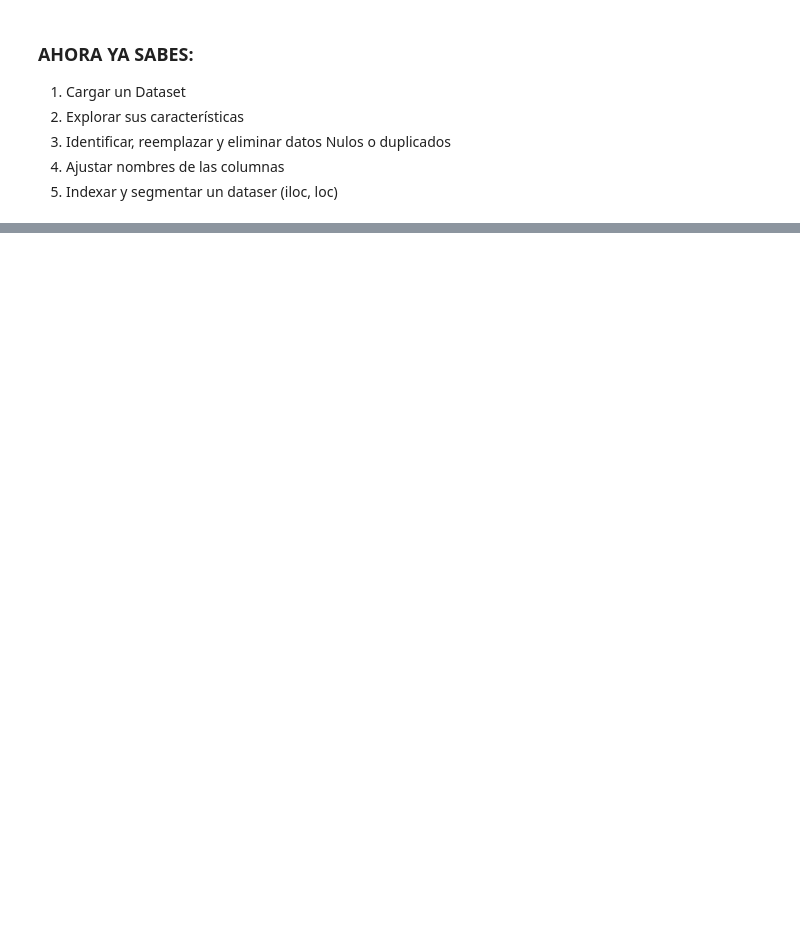
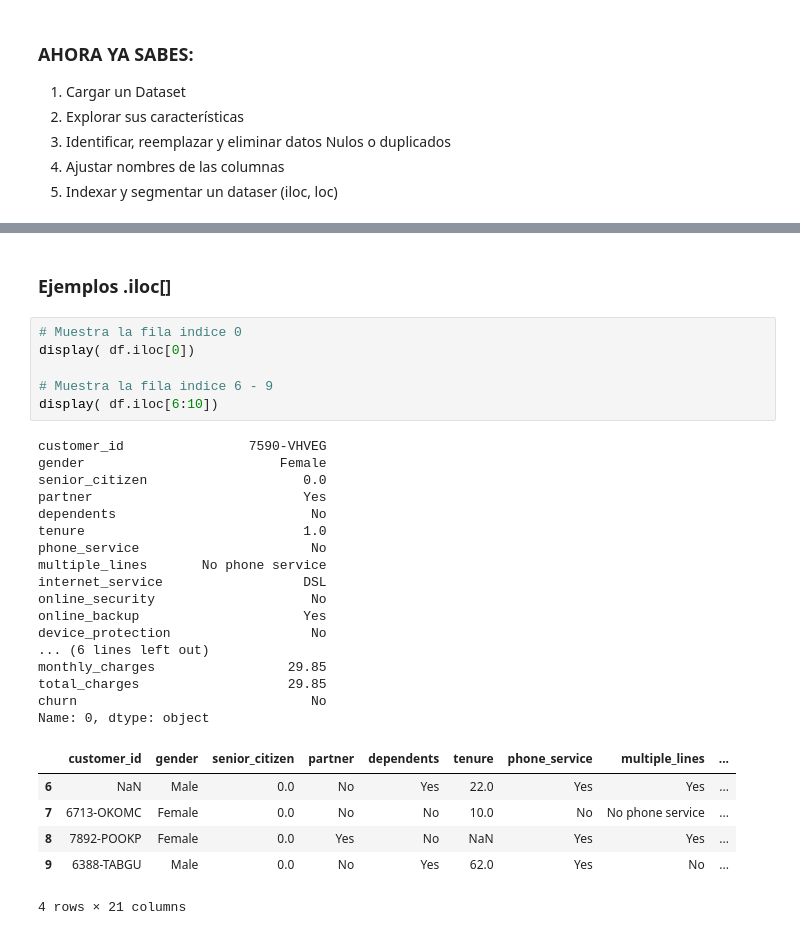
Before and after one commit to gbuvoli/DA_T8, a Jupyter notebook: sprint5_semana1b.ipynb, the cells around one changed output, grey strips where cells are left out. Drawn from its saved outputs; the diff is of its cells as text; blank space fills up the shorter version.

```diff
--- a/sprint5_semana1b.ipynb
+++ b/sprint5_semana1b.ipynb
@@ -579,0 +580,32 @@ Encuentra:
+# %% [markdown]
+### Ejemplos .iloc[]
+# %%
+# Muestra la fila indice 0
+display( df.iloc[0])
+
+# Muestra la fila indice 6 - 9
+display( df.iloc[6:10])
+# %% [output]
+customer_id                7590-VHVEG
+gender                         Female
+senior_citizen                    0.0
+partner                           Yes
+dependents                         No
+tenure                            1.0
+phone_service                      No
+multiple_lines       No phone service
+internet_service                  DSL
+online_security                    No
+online_backup                     Yes
+device_protection                  No
+... (6 lines left out)
+monthly_charges                 29.85
+total_charges                   29.85
+churn                              No
+Name: 0, dtype: object
+|  | customer_id | gender | senior_citizen | partner | dependents | tenure | phone_service | multiple_lines | ... |
+| 6 | NaN | Male | 0.0 | No | Yes | 22.0 | Yes | Yes | ... |
+| 7 | 6713-OKOMC | Female | 0.0 | No | No | 10.0 | No | No phone service | ... |
+| 8 | 7892-POOKP | Female | 0.0 | Yes | No | NaN | Yes | Yes | ... |
+| 9 | 6388-TABGU | Male | 0.0 | No | Yes | 62.0 | Yes | No | ... |
+4 rows × 21 columns
```
Also changed, not shown: parts of 18 cells of this notebook.
